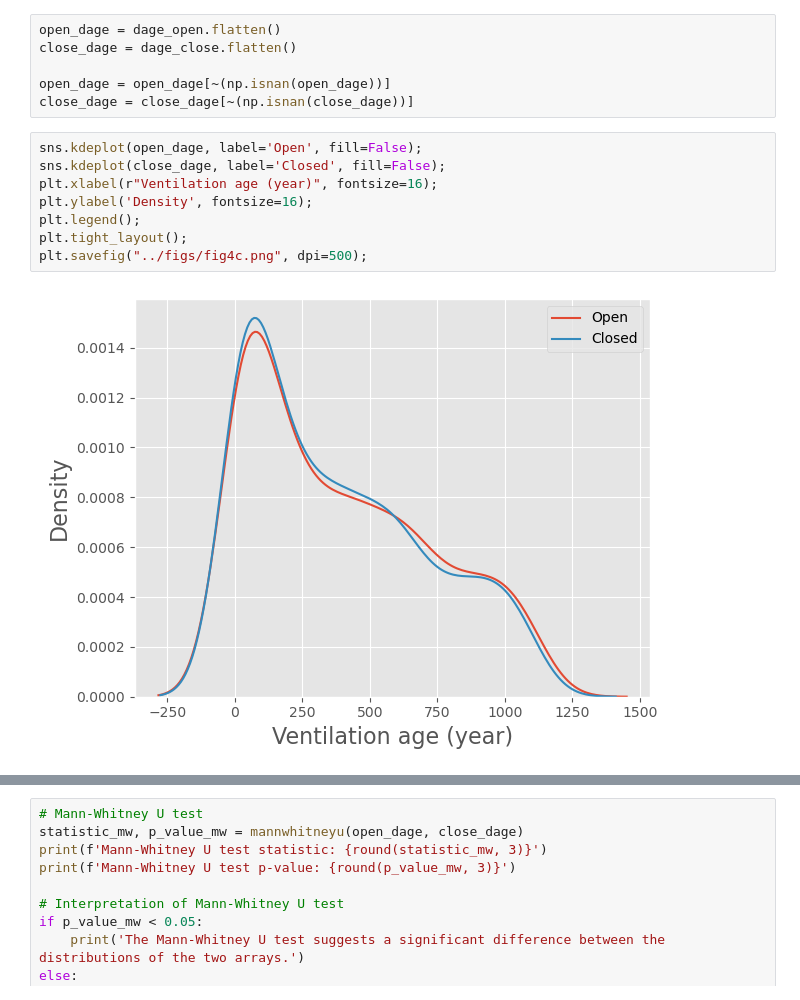
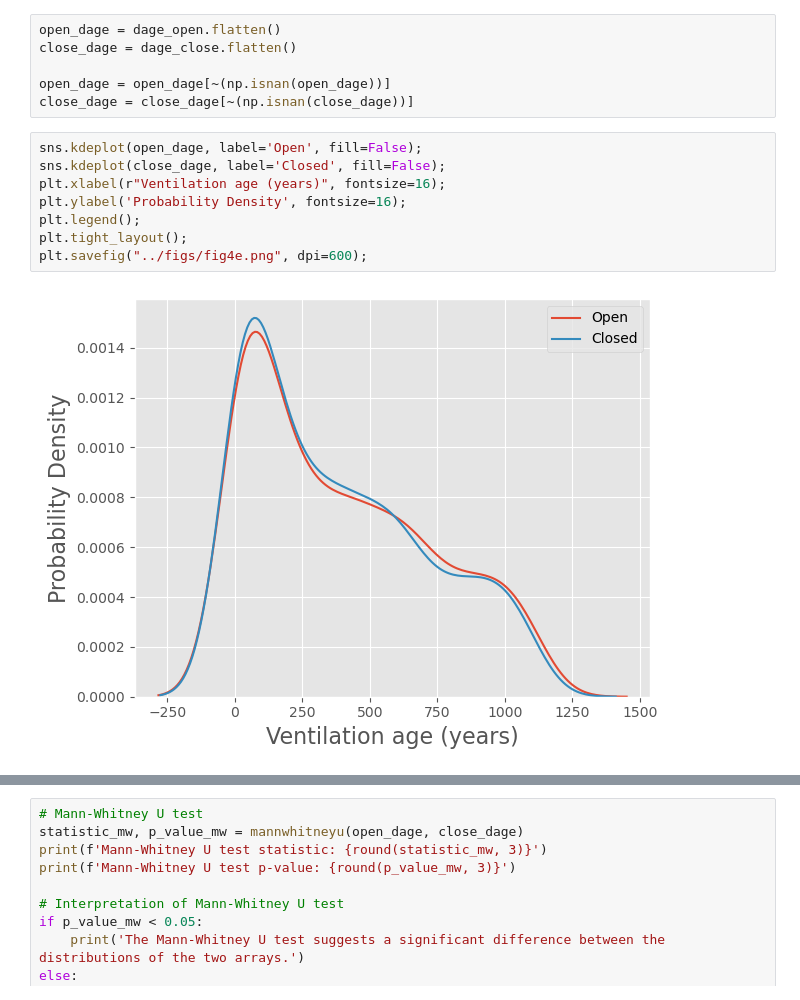
Before and after one commit to sandyherho/globITFPhysGENIE, a Jupyter notebook: analysis/ventil.ipynb, the cells around one changed output, grey strips where cells are left out. Drawn from its saved outputs; the diff is of its cells as text.

```diff
--- a/analysis/ventil.ipynb
+++ b/analysis/ventil.ipynb
@@ -65,13 +65,13 @@ close_dage = close_dage[~(np.isnan(close_dage))]
 # %%
 sns.kdeplot(open_dage, label='Open', fill=False);
 sns.kdeplot(close_dage, label='Closed', fill=False);
-plt.xlabel(r"Ventilation age (year)", fontsize=16);
-plt.ylabel('Density', fontsize=16);
+plt.xlabel(r"Ventilation age (years)", fontsize=16);
+plt.ylabel('Probability Density', fontsize=16);
 plt.legend();
 plt.tight_layout();
-plt.savefig("../figs/fig4c.png", dpi=500);
+plt.savefig("../figs/fig4e.png", dpi=600);
 # %% [output]
-[figure, old version]
+[figure, new version]
 # %%
 combined_data = np.concatenate([open_dage, close_dage])
 grouping_array = np.concatenate([['Open'] * len(open_dage), ['Closed'] * len(close_dage)])
```
Also changed, not shown: parts of 4 cells of this notebook, 38 other files.
